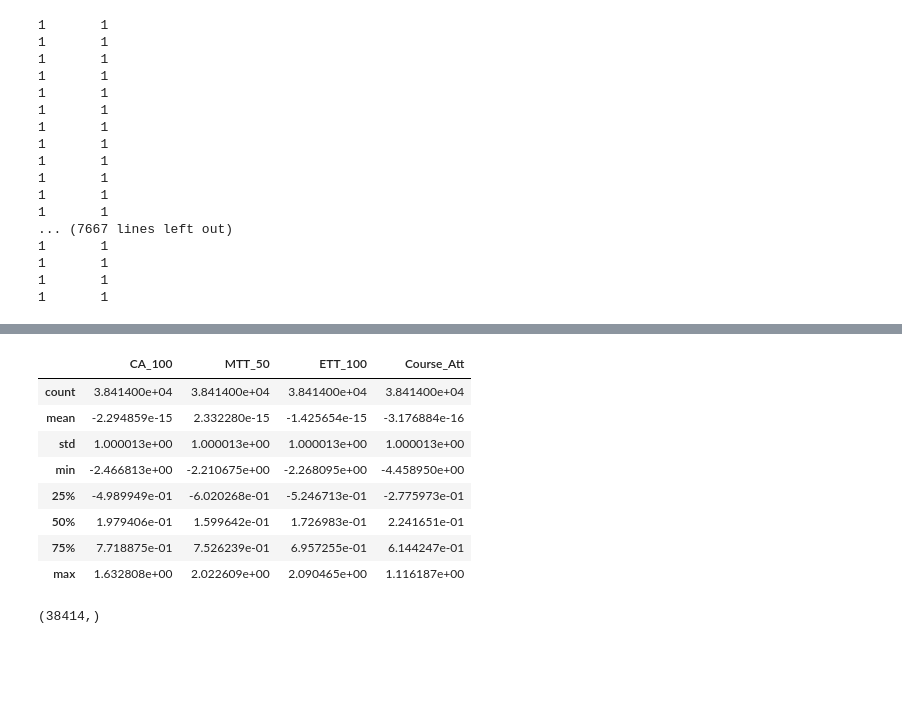
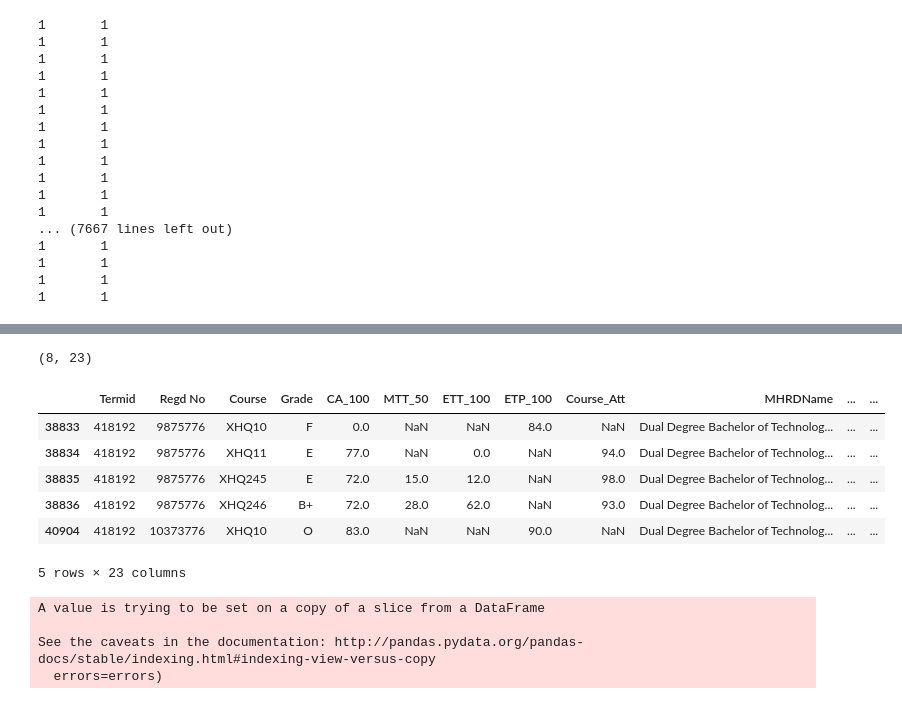
Before and after one commit to shivachandrakante/Classifying-weather-Student-will-Pass-the-Exam-or-Not, a Jupyter notebook: Project Sem 2.ipynb, the cells around one changed output, grey strips where cells are left out. Saved outputs shown, nothing was run; the diff lists cells and outputs as text; code cells hidden in the pictures; blank space fills up the shorter version.

```diff
--- a/Project Sem 2.ipynb
+++ b/Project Sem 2.ipynb
@@ -329,4 +328,0 @@ Name: CourseType, dtype: int64
-# %%
-cols=['ETP_100','CA_1','CA_2','CA_3','CA_4','Height','Weight','Direction','Course','Termid','Regd No','Gender','ProgramType'
-      ,'ScholarType','Medium','CourseType']
-df.drop(cols,axis=1,inplace =True)
@@ -348,3 +328,0 @@ le=LabelEncoder()
-# %%
-
-df['Result']=le.fit_transform(df['Result'])
@@ -388,2 +328,0 @@ dtype: int64
-# %%
-df=df[df.isnull().sum(axis=1)<3]
@@ -468,16 +329,27 @@ result.head()
-# %%
-result.describe()
-# %% [output]
-|  | CA_100 | MTT_50 | ETT_100 | Course_Att |
-| count | 3.841400e+04 | 3.841400e+04 | 3.841400e+04 | 3.841400e+04 |
-| mean | -2.294859e-15 | 2.332280e-15 | -1.425654e-15 | -3.176884e-16 |
-| std | 1.000013e+00 | 1.000013e+00 | 1.000013e+00 | 1.000013e+00 |
-| min | -2.466813e+00 | -2.210675e+00 | -2.268095e+00 | -4.458950e+00 |
-| 25% | -4.989949e-01 | -6.020268e-01 | -5.246713e-01 | -2.775973e-01 |
-| 50% | 1.979406e-01 | 1.599642e-01 | 1.726983e-01 | 2.241651e-01 |
-| 75% | 7.718875e-01 | 7.526239e-01 | 6.957255e-01 | 6.144247e-01 |
-| max | 1.632808e+00 | 2.022609e+00 | 2.090465e+00 | 1.116187e+00 |
-# %%
-arr.shape
-# %% [output]
-(38414,)
+# %%
+validation=df[df['MHRDName']=='Dual Degree Bachelor of Technology - Master of Technology (Mechanical Engineering)']
+# %%
+validation.shape
+# %% [output]
+(8, 23)
+# %%
+validation.head()
+# %% [output]
+|  | Termid | Regd No | Course | Grade | CA_100 | MTT_50 | ETT_100 | ETP_100 | Course_Att | MHRDName | ... | ... |
+| 38833 | 418192 | 9875776 | XHQ10 | F | 0.0 | NaN | NaN | 84.0 | NaN | Dual Degree Bachelor of Technolog... | ... | ... |
+| 38834 | 418192 | 9875776 | XHQ11 | E | 77.0 | NaN | 0.0 | NaN | 94.0 | Dual Degree Bachelor of Technolog... | ... | ... |
+| 38835 | 418192 | 9875776 | XHQ245 | E | 72.0 | 15.0 | 12.0 | NaN | 98.0 | Dual Degree Bachelor of Technolog... | ... | ... |
+| 38836 | 418192 | 9875776 | XHQ246 | B+ | 72.0 | 28.0 | 62.0 | NaN | 93.0 | Dual Degree Bachelor of Technolog... | ... | ... |
+| 40904 | 418192 | 10373776 | XHQ10 | O | 83.0 | NaN | NaN | 90.0 | NaN | Dual Degree Bachelor of Technolog... | ... | ... |
+5 rows × 23 columns
+# %%
+cols=['ETP_100','CA_1','CA_2','CA_3','CA_4','Height','Weight','Direction','Course','Termid','Regd No','Gender','ProgramType'
+      ,'ScholarType','Medium','CourseType','MHRDName','Grade']
+validation.drop(cols,axis=1,inplace=True)
+validation_x=validation.drop(['Result'],axis=1)
+validation_y=validation['Result']
+# %% [output]
+A value is trying to be set on a copy of a slice from a DataFrame
+
+See the caveats in the documentation: http://pandas.pydata.org/pandas-docs/stable/indexing.html#indexing-view-versus-copy
+  errors=errors)
```
Also changed, not shown: parts of 82 cells of this notebook.
